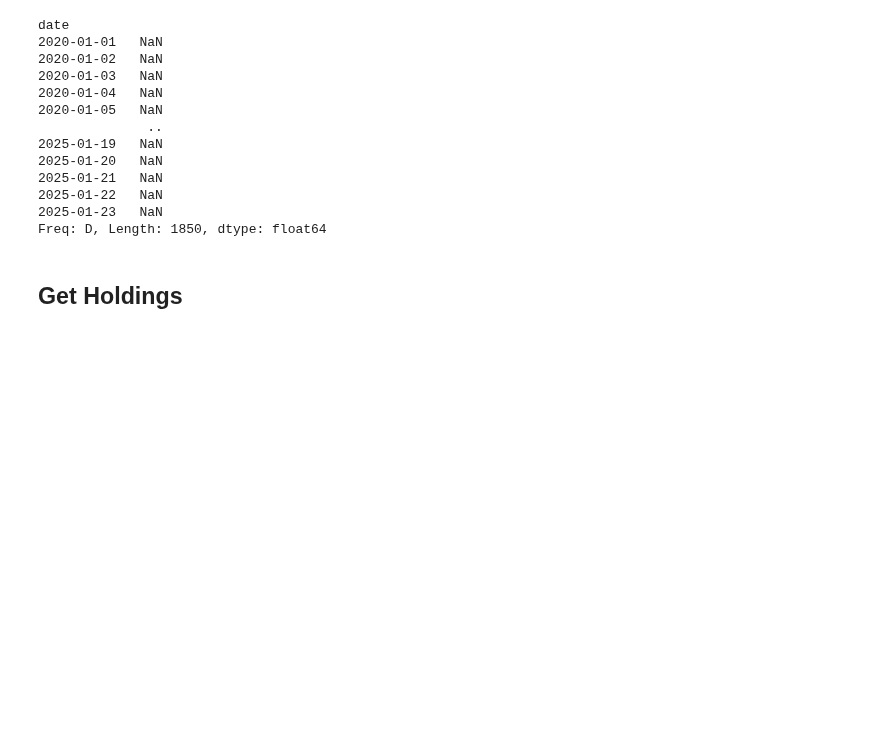
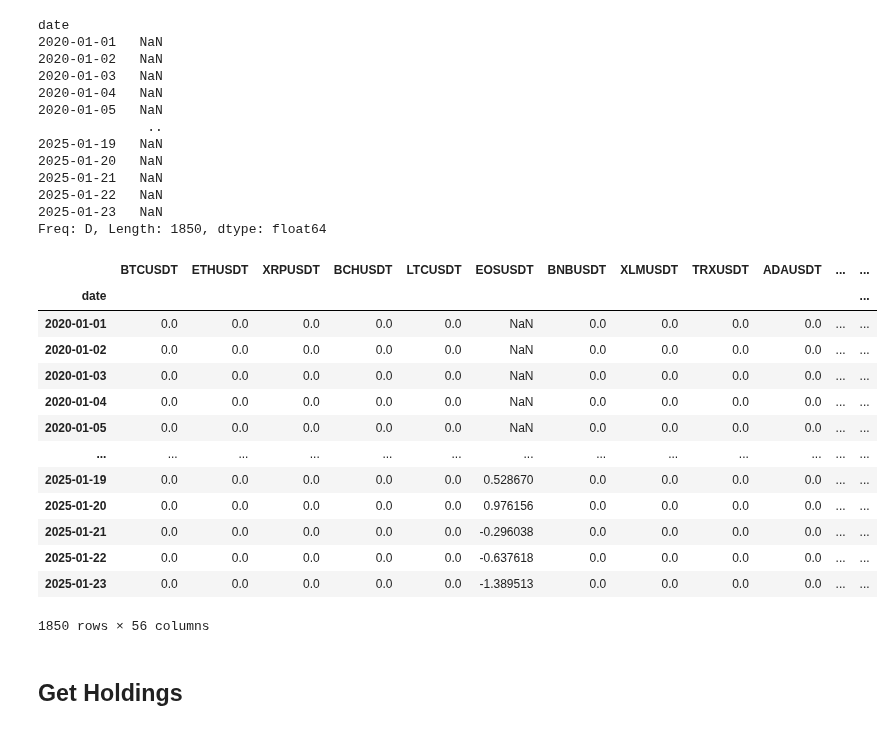
Before and after one commit to wbchristerson/jn-learning, a Jupyter notebook: strategy_8_correlation_to_basket_of_coins.ipynb, the cells around one changed output. Cells and saved outputs as stored; diff of their text form; code cells hidden in the pictures; blank space fills up the shorter version.

Commit message:
implement helper methods for z-score calculation, begin holdings helper method

```diff
--- a/strategy_8_correlation_to_basket_of_coins.ipynb
+++ b/strategy_8_correlation_to_basket_of_coins.ipynb
@@ -550,6 +550,32 @@ date
 2025-01-22   NaN
 2025-01-23   NaN
 Freq: D, Length: 1850, dtype: float64
+# %%
+def get_all_triples_z_scores(selected_triples, residuals_df, interval, look_back):
+    z_scores_df = pd.DataFrame(0.0, columns=residuals_df.columns, index=residuals_df.index)
+    for dependent_coin, (independent_coin_1, independent_coin_2) in selected_triples.items():
+        z_scores_df[dependent_coin] = get_triple_z_scores(
+            residuals_df[dependent_coin], interval, look_back)
+    return z_scores_df
+
+z_scores_df = get_all_triples_z_scores(selected_triples, residuals_df, look_back_window_size,
+                                       look_back_min_periods)
+z_scores_df
+# %% [output]
+|  | BTCUSDT | ETHUSDT | XRPUSDT | BCHUSDT | LTCUSDT | EOSUSDT | BNBUSDT | XLMUSDT | TRXUSDT | ADAUSDT | ... | ... |
+| date |  |  |  |  |  |  |  |  |  |  |  | ... |
+| 2020-01-01 | 0.0 | 0.0 | 0.0 | 0.0 | 0.0 | NaN | 0.0 | 0.0 | 0.0 | 0.0 | ... | ... |
+| 2020-01-02 | 0.0 | 0.0 | 0.0 | 0.0 | 0.0 | NaN | 0.0 | 0.0 | 0.0 | 0.0 | ... | ... |
+| 2020-01-03 | 0.0 | 0.0 | 0.0 | 0.0 | 0.0 | NaN | 0.0 | 0.0 | 0.0 | 0.0 | ... | ... |
+| 2020-01-04 | 0.0 | 0.0 | 0.0 | 0.0 | 0.0 | NaN | 0.0 | 0.0 | 0.0 | 0.0 | ... | ... |
+| 2020-01-05 | 0.0 | 0.0 | 0.0 | 0.0 | 0.0 | NaN | 0.0 | 0.0 | 0.0 | 0.0 | ... | ... |
+| ... | ... | ... | ... | ... | ... | ... | ... | ... | ... | ... | ... | ... |
+| 2025-01-19 | 0.0 | 0.0 | 0.0 | 0.0 | 0.0 | 0.528670 | 0.0 | 0.0 | 0.0 | 0.0 | ... | ... |
+| 2025-01-20 | 0.0 | 0.0 | 0.0 | 0.0 | 0.0 | 0.976156 | 0.0 | 0.0 | 0.0 | 0.0 | ... | ... |
+| 2025-01-21 | 0.0 | 0.0 | 0.0 | 0.0 | 0.0 | -0.296038 | 0.0 | 0.0 | 0.0 | 0.0 | ... | ... |
+| 2025-01-22 | 0.0 | 0.0 | 0.0 | 0.0 | 0.0 | -0.637618 | 0.0 | 0.0 | 0.0 | 0.0 | ... | ... |
+| 2025-01-23 | 0.0 | 0.0 | 0.0 | 0.0 | 0.0 | -1.389513 | 0.0 | 0.0 | 0.0 | 0.0 | ... | ... |
+1850 rows × 56 columns
 # %% [markdown]
 ## Get Holdings
 # %%
```
Also changed, not shown: parts of 10 cells of this notebook.
